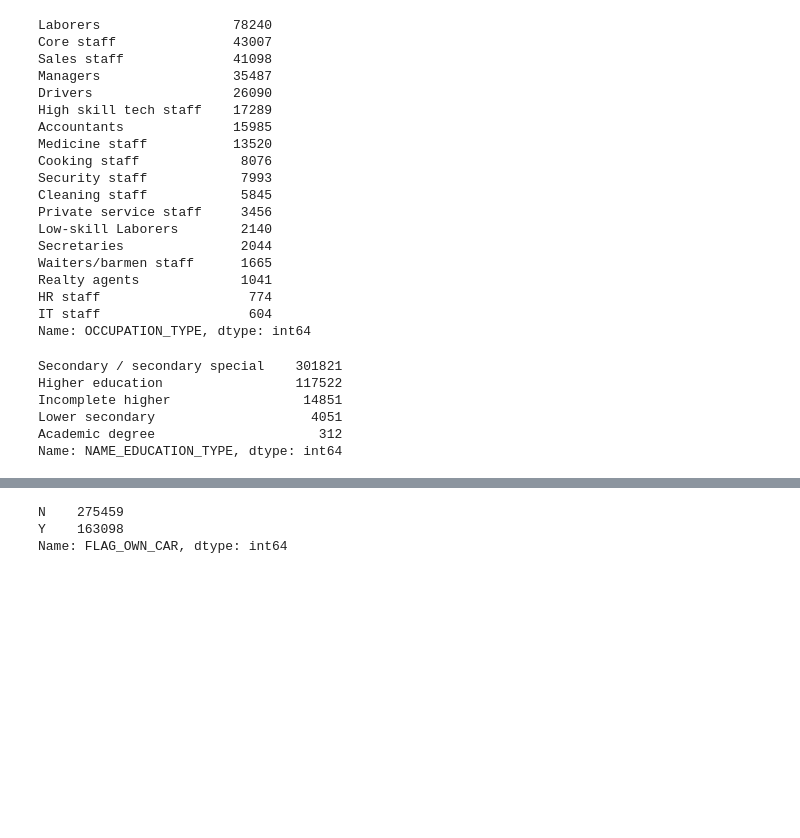
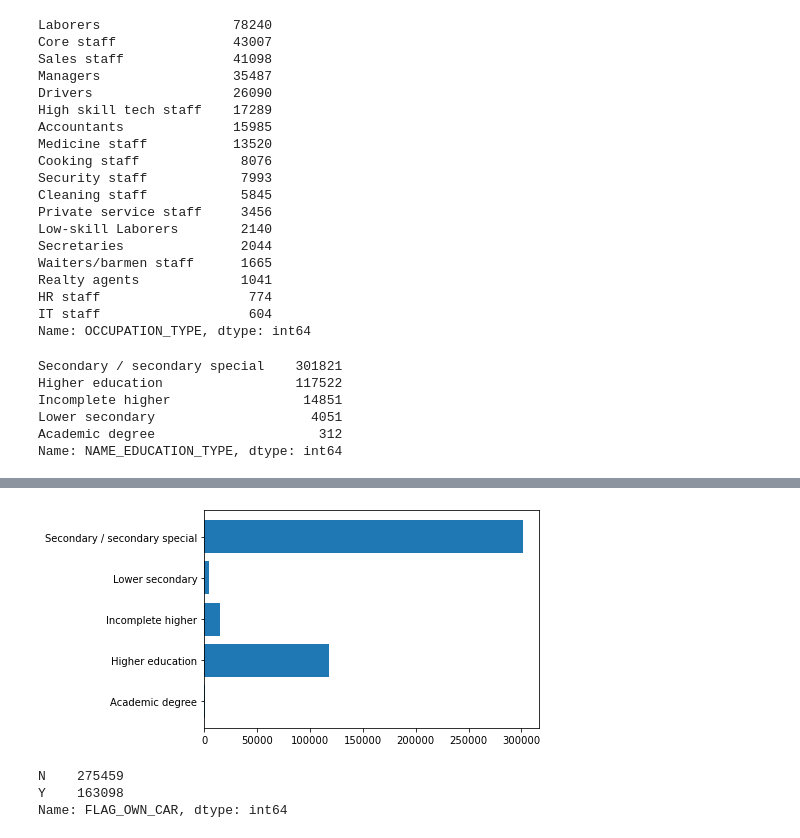
Before and after one commit to ricardosainzz/proyecto-portafolio, a Jupyter notebook: Notebooks/analisis_eda1.ipynb, the cells around one changed output, grey strips where cells are left out. Cells and saved outputs as stored; diff of their text form; code cells hidden in the pictures; blank space fills up the shorter version.

```diff
--- a/Notebooks/analisis_eda1.ipynb
+++ b/Notebooks/analisis_eda1.ipynb
@@ -114,0 +119,3 @@ Name: NAME_EDUCATION_TYPE, dtype: int64
+# %%
+education_df=creditcp.groupby(['NAME_EDUCATION_TYPE']).count().reset_index()
+education_df
@@ -115,3 +129,8 @@ Name: NAME_EDUCATION_TYPE, dtype: int64
+# %%
+plt.barh(education_df['NAME_EDUCATION_TYPE'], education_df['CODE_GENDER'])
+plt.show()
+# %% [output]
+[figure, added]
 # %%
 # qué porcentaje de clientes cuenta con un carro?
 creditcp['FLAG_OWN_CAR'].value_counts()
```
Also changed, not shown: parts of 4 cells of this notebook.
